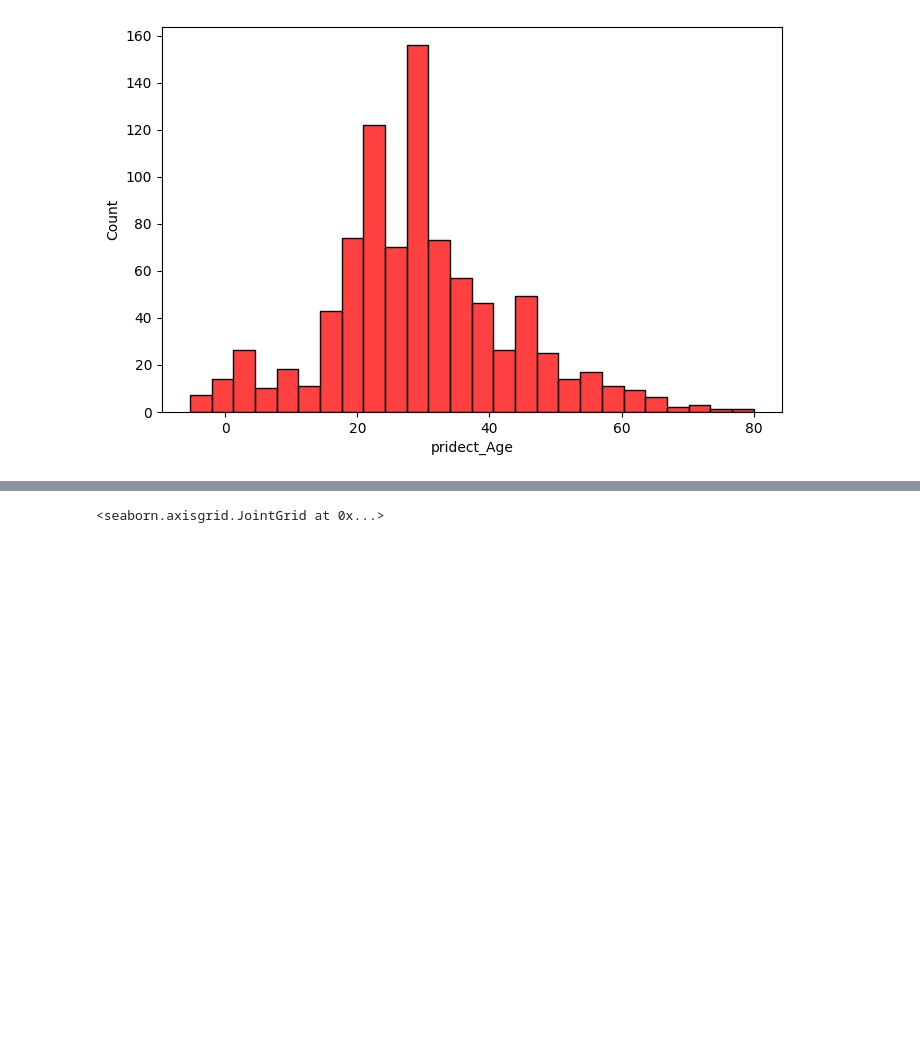
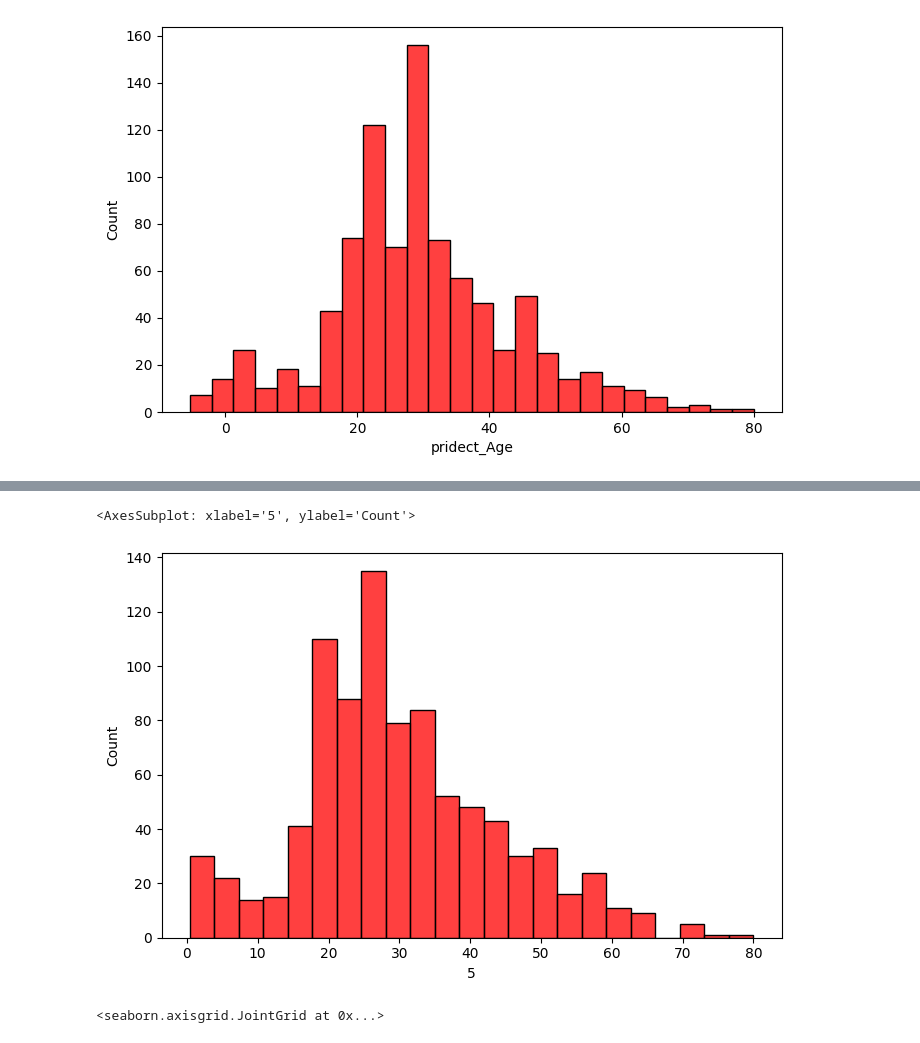
Before and after one commit to AdvancedGroupBootcamp/Hala_albahloul, a Jupyter notebook: Titanic_EDA/titanic.ipynb, the cells around one changed output, grey strips where cells are left out. Saved outputs shown, nothing was run; the diff lists cells and outputs as text; code cells hidden in the pictures; blank space fills up the shorter version.

```diff
--- a/Titanic_EDA/titanic.ipynb
+++ b/Titanic_EDA/titanic.ipynb
@@ -138,3 +138,7 @@ sns.histplot(df['pridect_Age'],color='red')
 # %% [output]
 <AxesSubplot: xlabel='pridect_Age', ylabel='Count'>
 [figure]
+# %%
+from sklearn.impute import KNNImputer
+imputer=KNNImputer(n_neighbors=2)
+df_filled=pd.DataFrame(imputer.fit_transform(df[['Survived' ,'Pclass','SibSp','Parch','Fare','Age']]),)
@@ -141,3 +161,9 @@ sns.histplot(df['pridect_Age'],color='red')
+# %%
+plt.figure(figsize=(8,5))
+sns.histplot(df_filled[5],color='red')
+# %% [output]
+<AxesSubplot: xlabel='5', ylabel='Count'>
+[figure, added]
 # %%
 #Capturing nan in Cabin with new feature
 #cabin has more 70% missing values so maybe the best way it is to drop it
```
Also changed, not shown: parts of 1 cell of this notebook.
